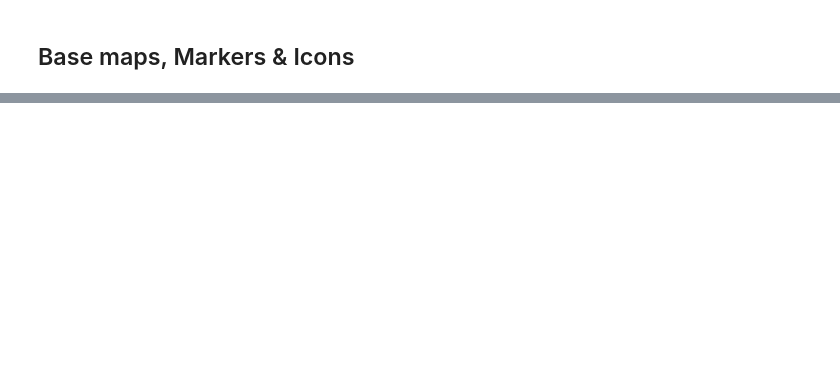
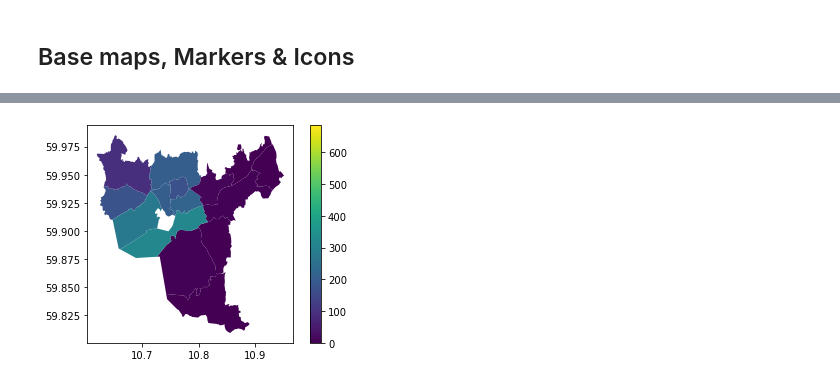
Before and after one commit to gimse/biketracker, a Jupyter notebook: location-data-cleaner/bikes_per_bydel.ipynb, the cells around one changed output, grey strips where cells are left out. Saved outputs shown, nothing was run; the diff lists cells and outputs as text; code cells hidden in the pictures; blank space fills up the shorter version.

```diff
--- a/location-data-cleaner/bikes_per_bydel.ipynb
+++ b/location-data-cleaner/bikes_per_bydel.ipynb
@@ -79,4 +155,6 @@ dfpolynew.plot(column='YLI',legend=True,vmax=max_count);
 # %%
-dfpolynew.plot(column='YLI',legend=True,vmax=max_count);
+dfpolynew.plot(column='YTI',legend=True,vmax=max_count);
+# %% [output]
+[figure, added]
 # %%
 dfpolynew.plot(column='YVO',legend=True,vmax=max_count);
```
Also changed, not shown: parts of 15 cells of this notebook.
